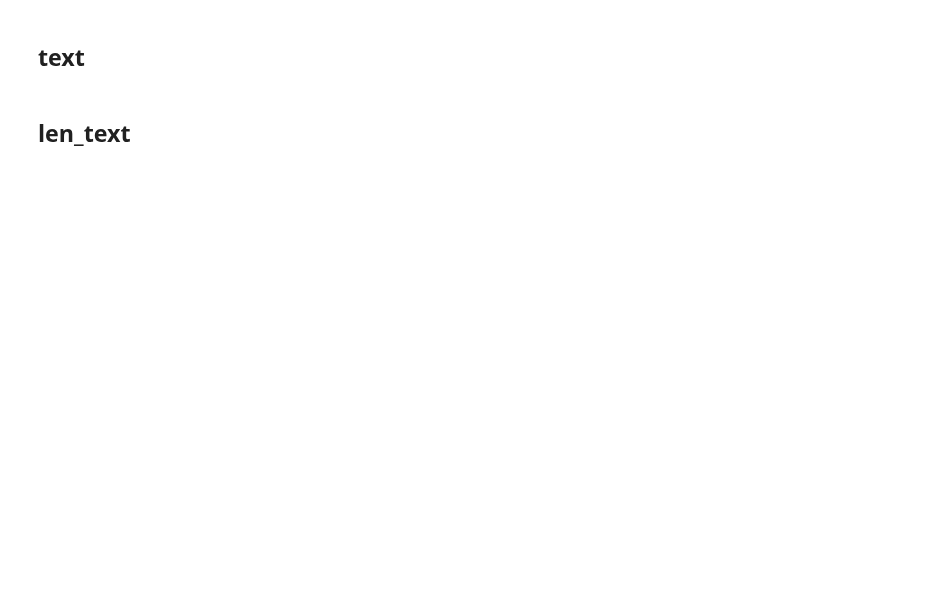
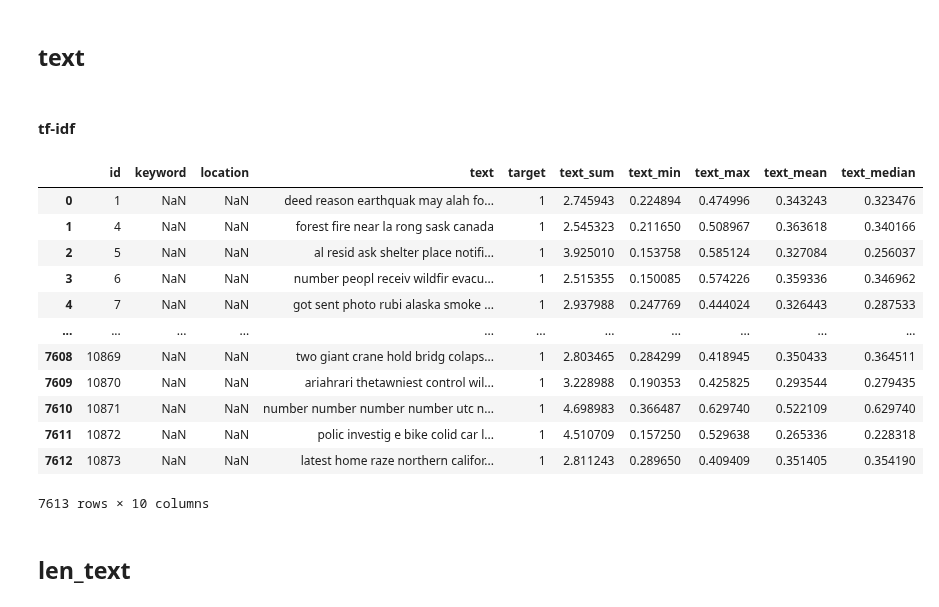
Before and after one commit to pablbob/9558-7506-Data-Hunters, a Jupyter notebook: TP2/feature_engineering.ipynb, the cells around one changed output. Saved outputs shown, nothing was run; the diff lists cells and outputs as text; code cells hidden in the pictures; blank space fills up the shorter version.

Commit message:
Falta arreglar location en feature engineering

```diff
--- a/TP2/feature_engineering.ipynb
+++ b/TP2/feature_engineering.ipynb
@@ -14,6 +63,6 @@ import category_encoders as ce #pip install category_encoders
 # %% [markdown]
 # Train
 # %%
-train = pd.read_csv('train/train.limpio.csv')
+train = pd.read_csv('train/train_limpio.csv')
 # %% [markdown]
 ## keyword
@@ -32,5 +107,33 @@ location_encoded
 # %% [markdown]
 ## text
+# %% [markdown]
+#### tf-idf
+# %%
+tf_idf_array, vocabulary = tf_idf_encoder(train['text'])
+# %%
+column_values = calculate_values(train, tf_idf_array, vocabulary)
+# %%
+train['text_sum'] = [value for value in column_values['sum']]
+train['text_min'] = [value for value in column_values['min']]
+train['text_max'] = [value for value in column_values['max']]
+train['text_mean'] = [value for value in column_values['mean']]
+train['text_median'] = [value for value in column_values['median']]
+# %%
+train
+# %% [output]
+|  | id | keyword | location | text | target | text_sum | text_min | text_max | text_mean | text_median |
+| 0 | 1 | NaN | NaN | deed reason earthquak may alah fo... | 1 | 2.745943 | 0.224894 | 0.474996 | 0.343243 | 0.323476 |
+| 1 | 4 | NaN | NaN | forest fire near la rong sask canada | 1 | 2.545323 | 0.211650 | 0.508967 | 0.363618 | 0.340166 |
+| 2 | 5 | NaN | NaN | al resid ask shelter place notifi... | 1 | 3.925010 | 0.153758 | 0.585124 | 0.327084 | 0.256037 |
+| 3 | 6 | NaN | NaN | number peopl receiv wildfir evacu... | 1 | 2.515355 | 0.150085 | 0.574226 | 0.359336 | 0.346962 |
+| 4 | 7 | NaN | NaN | got sent photo rubi alaska smoke ... | 1 | 2.937988 | 0.247769 | 0.444024 | 0.326443 | 0.287533 |
+| ... | ... | ... | ... | ... | ... | ... | ... | ... | ... | ... |
+| 7608 | 10869 | NaN | NaN | two giant crane hold bridg colaps... | 1 | 2.803465 | 0.284299 | 0.418945 | 0.350433 | 0.364511 |
+| 7609 | 10870 | NaN | NaN | ariahrari thetawniest control wil... | 1 | 3.228988 | 0.190353 | 0.425825 | 0.293544 | 0.279435 |
+| 7610 | 10871 | NaN | NaN | number number number number utc n... | 1 | 4.698983 | 0.366487 | 0.629740 | 0.522109 | 0.629740 |
+| 7611 | 10872 | NaN | NaN | polic investig e bike colid car l... | 1 | 4.510709 | 0.157250 | 0.529638 | 0.265336 | 0.228318 |
+| 7612 | 10873 | NaN | NaN | latest home raze northern califor... | 1 | 2.811243 | 0.289650 | 0.409409 | 0.351405 | 0.354190 |
+7613 rows × 10 columns
 # %% [markdown]
 ## len_text
 # %%
```
Also changed, not shown: parts of 39 cells of this notebook, 4 other files.
